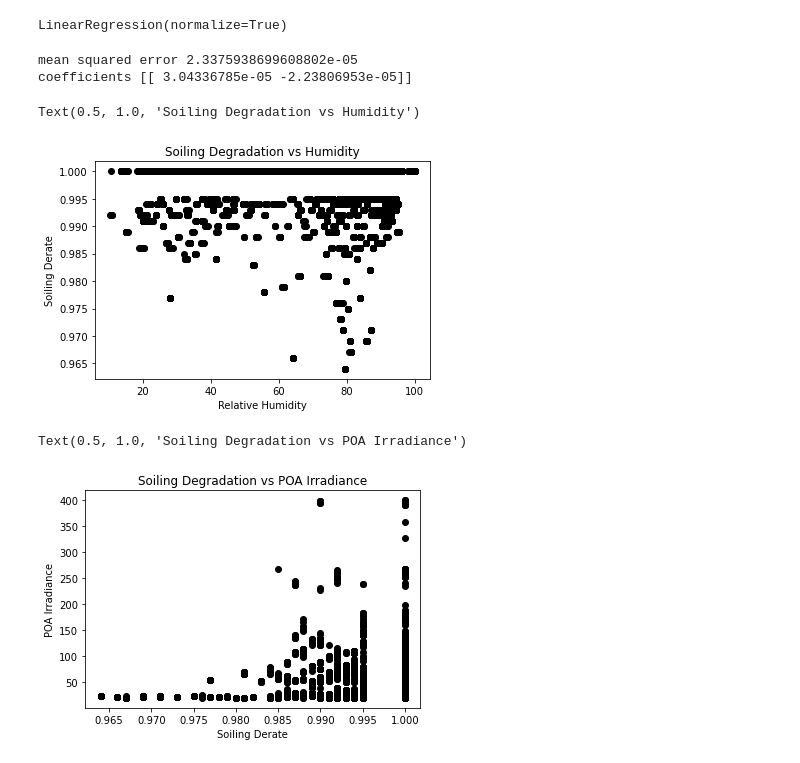
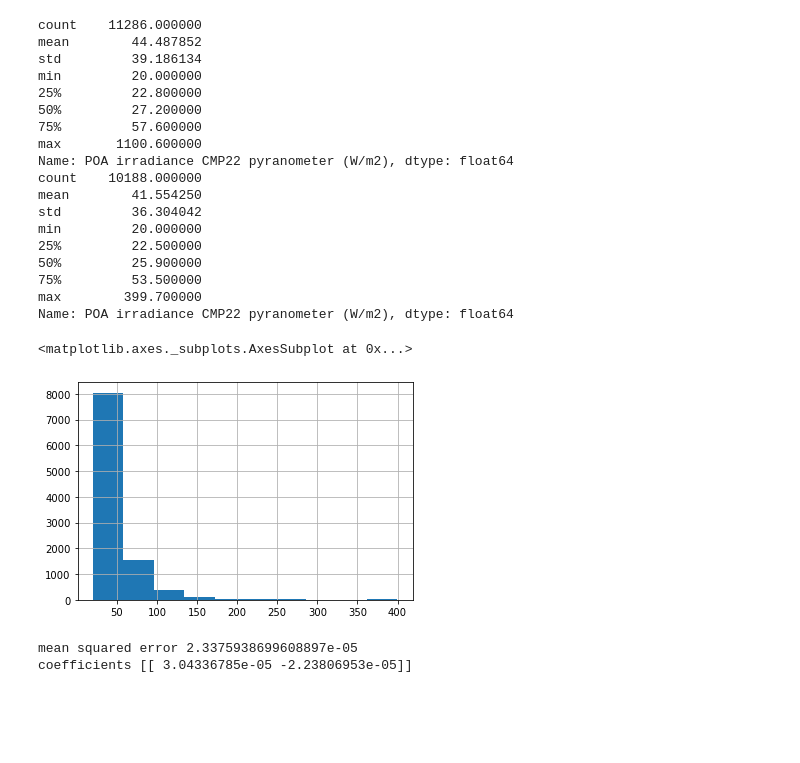
Before and after one commit to Edidas02/PV-Module-Model, a Jupyter notebook: solar-panels.ipynb, the cells around one changed output. Saved outputs shown, nothing was run; the diff lists cells and outputs as text; code cells hidden in the pictures; blank space fills up the shorter version.

```diff
--- a/solar-panels.ipynb
+++ b/solar-panels.ipynb
@@ -101,3 +59,4 @@ df[cols+["Site","Site Index"] ]
 # %%
-df_filtered = df[df["Relative humidity (%RH)"] != -9999]
-df_filtered_2 = df_filtered[df_filtered["POA irradiance CMP22 pyranometer (W/m2)"] < 400]
+# filter data
+df2 = df[df["Relative humidity (%RH)"] != -9999]
+df3 = df2[df2["POA irradiance CMP22 pyranometer (W/m2)"] < 400]
@@ -104,30 +159,39 @@ df_filtered_2 = df_filtered[df_filtered["POA irradiance CMP22 pyranometer (W/m2)
+# %%
+print(df["POA irradiance CMP22 pyranometer (W/m2)"].describe())
+print(df3["POA irradiance CMP22 pyranometer (W/m2)"].describe())
+df3["POA irradiance CMP22 pyranometer (W/m2)"].hist()
+# %% [output]
+count    11286.000000
+mean        44.487852
+std         39.186134
+min         20.000000
+25%         22.800000
+50%         27.200000
+75%         57.600000
+max       1100.600000
+Name: POA irradiance CMP22 pyranometer (W/m2), dtype: float64
+count    10188.000000
+mean        41.554250
+std         36.304042
+min         20.000000
+25%         22.500000
+50%         25.900000
+75%         53.500000
+max        399.700000
+Name: POA irradiance CMP22 pyranometer (W/m2), dtype: float64
+<matplotlib.axes._subplots.AxesSubplot at 0x...>
+[figure, added]
 # %%
-xvars = ["Relative humidity (%RH)", "PV module back surface temperature (degC)"]
-ypred = ["PV module soiling derate"]
+# create basic regression model
+x_vars = ["Relative humidity (%RH)", "PV module back surface temperature (degC)"]
+y_var = ["PV module soiling derate"]
 simple_reg = sklearn.linear_model.LinearRegression(normalize=True)
-simple_reg.fit(df_filtered_2.loc[:, xvars], df_filtered_2.loc[:, ypred])
+simple_reg.fit(df3.loc[:, x_vars], df3.loc[:, y_var])
+
+# predictions
+pred = simple_reg.predict(df3.loc[:, x_vars])
+print("mean squared error", sklearn.metrics.mean_squared_error(pred, df3.loc[:, y_var]))
+print("coefficients", simple_reg.coef_)
 # %% [output]
-LinearRegression(normalize=True)
+mean squared error 2.3375938699608897e-05
+coefficients [[ 3.04336785e-05 -2.23806953e-05]]
-# %%
-pred = simple_reg.predict(df_filtered_2.loc[:, xvars])
-print("mean squared error", sklearn.metrics.mean_squared_error(pred, df_filtered_2.loc[:, ypred]))
-print("coefficients", simple_reg.coef_)
-# %% [output]
-mean squared error 2.3375938699608802e-05
-coefficients [[ 3.04336785e-05 -2.23806953e-05]]
-# %%
-plt.scatter(df_filtered_2.loc[:,["Relative humidity (%RH)"]], df_filtered_2.loc[:, "PV module soiling derate"], color="black")
-plt.xlabel("Relative Humidity")
-plt.ylabel("Soiling Derate")
-plt.title("Soiling Degradation vs Humidity")
-# %% [output]
-Text(0.5, 1.0, 'Soiling Degradation vs Humidity')
-[figure, removed]
-# %%
-plt.scatter(df_filtered_2.loc[:,["PV module soiling derate"]], df_filtered_2.loc[:, "POA irradiance CMP22 pyranometer (W/m2)"], color="black")
-plt.xlabel("Soiling Derate")
-plt.ylabel("POA Irradiance")
-plt.title("Soiling Degradation vs POA Irradiance")
-# %% [output]
-Text(0.5, 1.0, 'Soiling Degradation vs POA Irradiance')
-[figure, removed]
```
Also changed, not shown: parts of 22 cells of this notebook, 1 other file.
